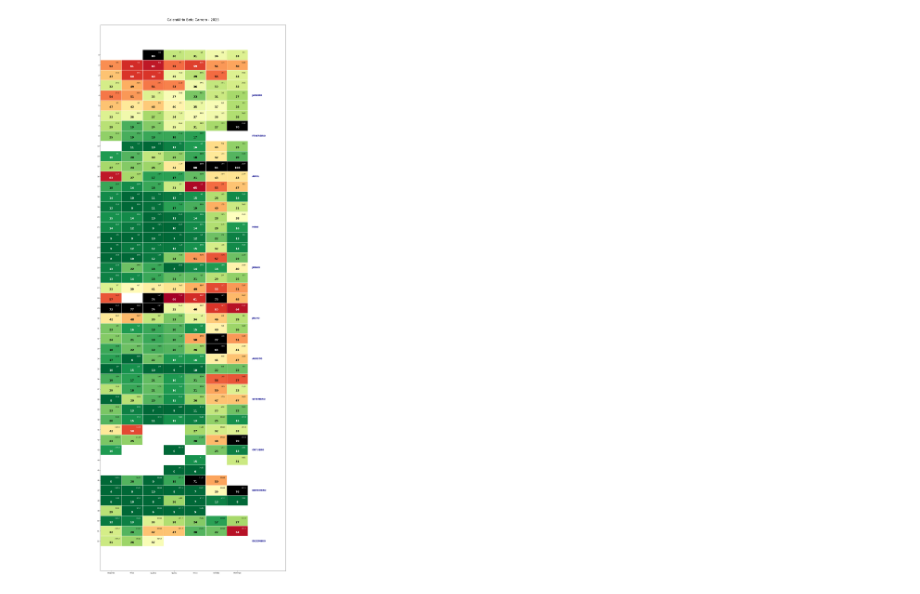
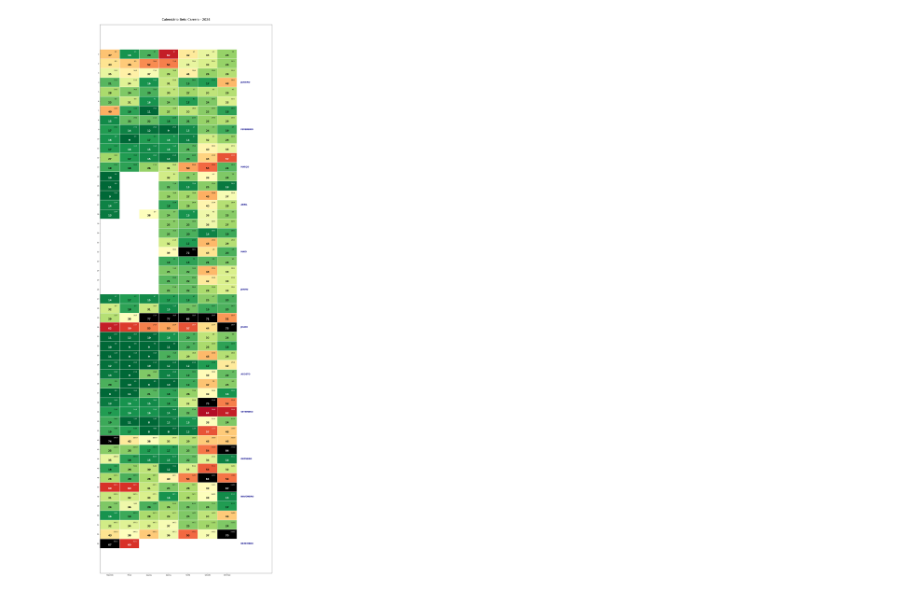
Before and after one commit to LuisFTacla/ThemePark-Queue, a Jupyter notebook: beto-carrero-analysis.ipynb, the cells around one changed output. Saved outputs shown, nothing was run; the diff lists cells and outputs as text; code cells hidden in the pictures.

Commit message:
Calendario de lotação

```diff
--- a/beto-carrero-analysis.ipynb
+++ b/beto-carrero-analysis.ipynb
@@ -62,8 +62,8 @@ Loaded 2026/04 successfully. 17080 records
 # %%
 # 1. Criar o DF de espera média diária a partir do seu DF novo
 # Usamos 'data_local' que você já tem tratada
-espera_media = df.groupby('data_local')['wait_time'].mean().reset_index()
-espera_media['wait_time'] = espera_media['wait_time'].round(0)
+espera_media = df[df['wait_time'] > 0].groupby('data_local')['wait_time'].mean().reset_index()
+espera_media['wait_time'] = espera_media['wait_time'].round(0).astype(int)
 # %%
 # 2. Extrair componentes de data
 espera_media['date'] = pd.to_datetime(espera_media['data_local'])
@@ -179,6 +179,6 @@ def gera_calendario(df_espera, ano_selecionado=2024):
     plt.tight_layout()
     plt.show()
 # %%
-gera_calendario(espera_media, ano_selecionado=2025)
+gera_calendario(espera_media, ano_selecionado=2024)
 # %% [output]
-[figure, old version]
+[figure, new version]
```
Also changed, not shown: parts of 2 cells of this notebook, 4 other files.
